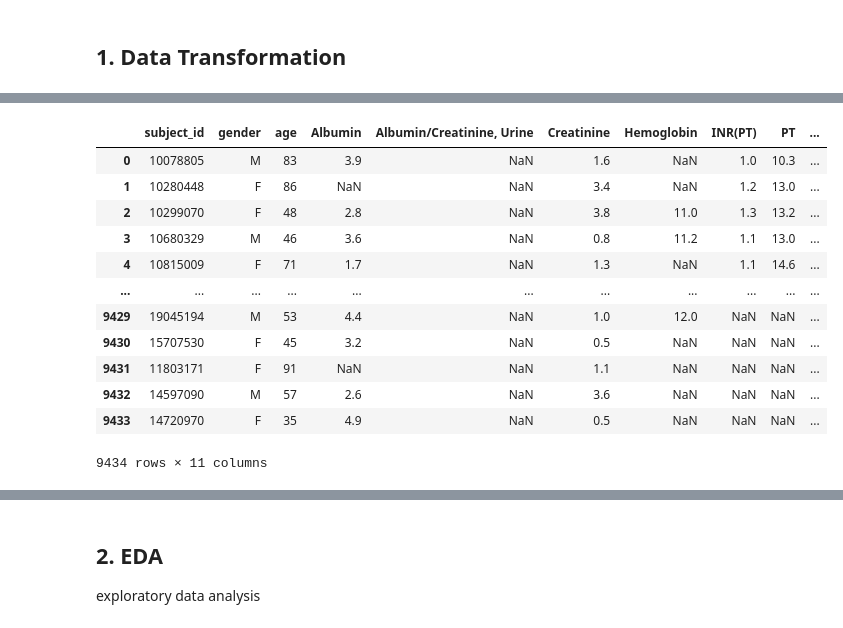
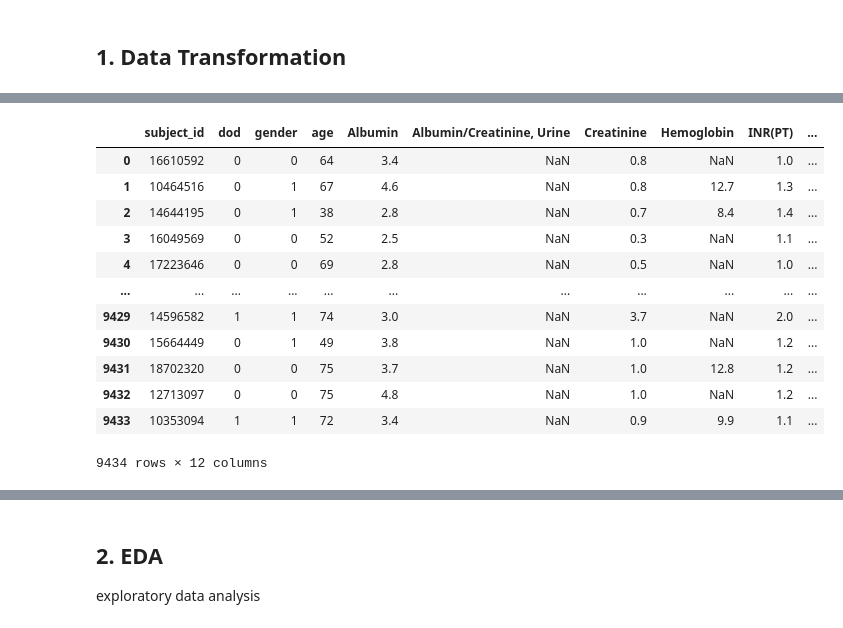
Before and after one commit to gracelovesyah/ml-and-health-predict-mortality-rate, a Jupyter notebook: notebook/data_preprocessing_AKI.ipynb, the cells around one changed output, grey strips where cells are left out. Cells and saved outputs as stored; diff of their text form; code cells hidden in the pictures.

```diff
--- a/notebook/data_preprocessing_AKI.ipynb
+++ b/notebook/data_preprocessing_AKI.ipynb
@@ -34,6 +34,7 @@ import pandas as pd
 # %%
 clinic_df = pd.read_csv('../data/clinic_df.csv')
 lab_df = pd.read_csv('../data/lab_df.csv')
+dod = pd.read_csv('../data/dod.csv')
 # %%
 clinic_df
 # %% [output]
@@ -111,23 +129,24 @@ df_merged_clinic
 # %%
 df = lab_df
 # Pivoting the data
 df_pivot = df.pivot(index='subject_id', columns='lab_label', values='lab_val').reset_index()
 
 # Merging the pivoted data with original data to get the non-pivoted columns (like gender, age, etc.)
 df_merged_lab = pd.merge(df[['subject_id', 'gender', 'age']].drop_duplicates(), df_pivot, on='subject_id')
-
+df_merged_lab = pd.merge(dod[['subject_id', 'deceased_patients']].drop_duplicates(), df_merged_lab, on='subject_id').rename(columns={'deceased_patients': 'dod'})
+df_merged_lab['gender'] = df_merged_lab['gender'].replace({'M': 1, 'F': 0})
 df_merged_lab
 # %% [output]
-|  | subject_id | gender | age | Albumin | Albumin/Creatinine, Urine | Creatinine | Hemoglobin | INR(PT) | PT | ... |
-| 0 | 10078805 | M | 83 | 3.9 | NaN | 1.6 | NaN | 1.0 | 10.3 | ... |
-| 1 | 10280448 | F | 86 | NaN | NaN | 3.4 | NaN | 1.2 | 13.0 | ... |
-| 2 | 10299070 | F | 48 | 2.8 | NaN | 3.8 | 11.0 | 1.3 | 13.2 | ... |
-| 3 | 10680329 | M | 46 | 3.6 | NaN | 0.8 | 11.2 | 1.1 | 13.0 | ... |
-| 4 | 10815009 | F | 71 | 1.7 | NaN | 1.3 | NaN | 1.1 | 14.6 | ... |
+|  | subject_id | dod | gender | age | Albumin | Albumin/Creatinine, Urine | Creatinine | Hemoglobin | INR(PT) | ... |
+| 0 | 16610592 | 0 | 0 | 64 | 3.4 | NaN | 0.8 | NaN | 1.0 | ... |
+| 1 | 10464516 | 0 | 1 | 67 | 4.6 | NaN | 0.8 | 12.7 | 1.3 | ... |
+| 2 | 14644195 | 0 | 1 | 38 | 2.8 | NaN | 0.7 | 8.4 | 1.4 | ... |
+| 3 | 16049569 | 0 | 0 | 52 | 2.5 | NaN | 0.3 | NaN | 1.1 | ... |
+| 4 | 17223646 | 0 | 0 | 69 | 2.8 | NaN | 0.5 | NaN | 1.0 | ... |
 | ... | ... | ... | ... | ... | ... | ... | ... | ... | ... | ... |
-| 9429 | 19045194 | M | 53 | 4.4 | NaN | 1.0 | 12.0 | NaN | NaN | ... |
-| 9430 | 15707530 | F | 45 | 3.2 | NaN | 0.5 | NaN | NaN | NaN | ... |
-| 9431 | 11803171 | F | 91 | NaN | NaN | 1.1 | NaN | NaN | NaN | ... |
-| 9432 | 14597090 | M | 57 | 2.6 | NaN | 3.6 | NaN | NaN | NaN | ... |
-| 9433 | 14720970 | F | 35 | 4.9 | NaN | 0.5 | NaN | NaN | NaN | ... |
+| 9429 | 14596582 | 1 | 1 | 74 | 3.0 | NaN | 3.7 | NaN | 2.0 | ... |
+| 9430 | 15664449 | 0 | 1 | 49 | 3.8 | NaN | 1.0 | NaN | 1.2 | ... |
+| 9431 | 18702320 | 0 | 0 | 75 | 3.7 | NaN | 1.0 | 12.8 | 1.2 | ... |
+| 9432 | 12713097 | 0 | 0 | 75 | 4.8 | NaN | 1.0 | NaN | 1.2 | ... |
+| 9433 | 10353094 | 1 | 1 | 72 | 3.4 | NaN | 0.9 | 9.9 | 1.1 | ... |
-9434 rows × 11 columns
+9434 rows × 12 columns
```
Also changed, not shown: parts of 60 cells of this notebook, 5 other files.
